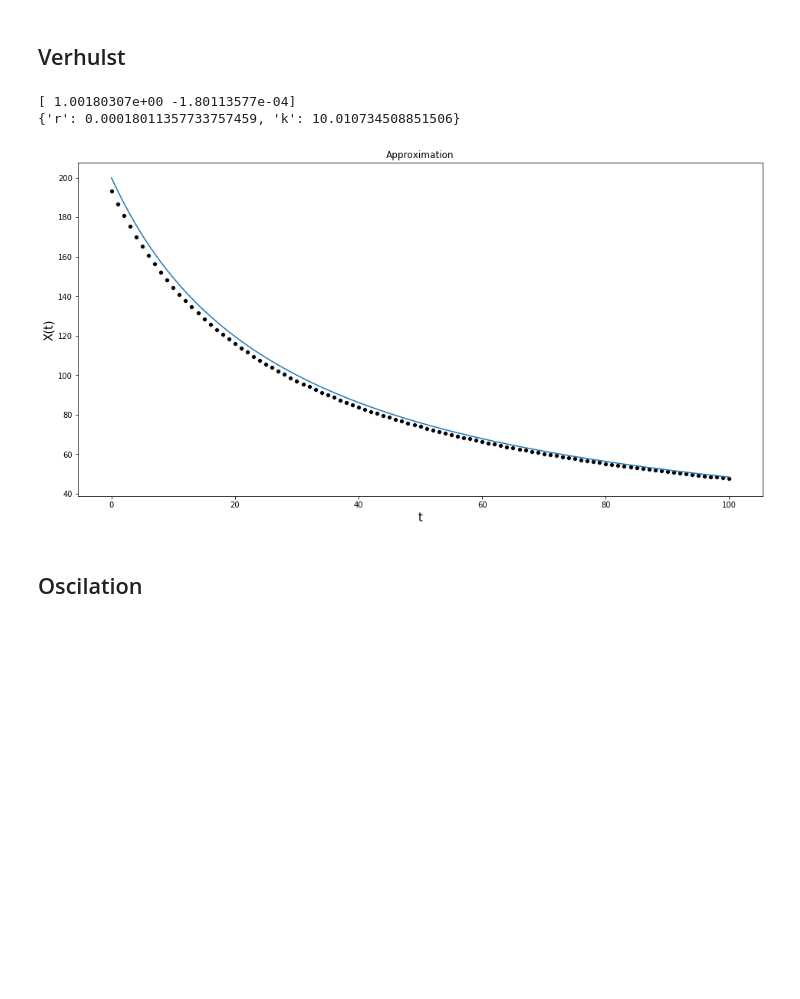
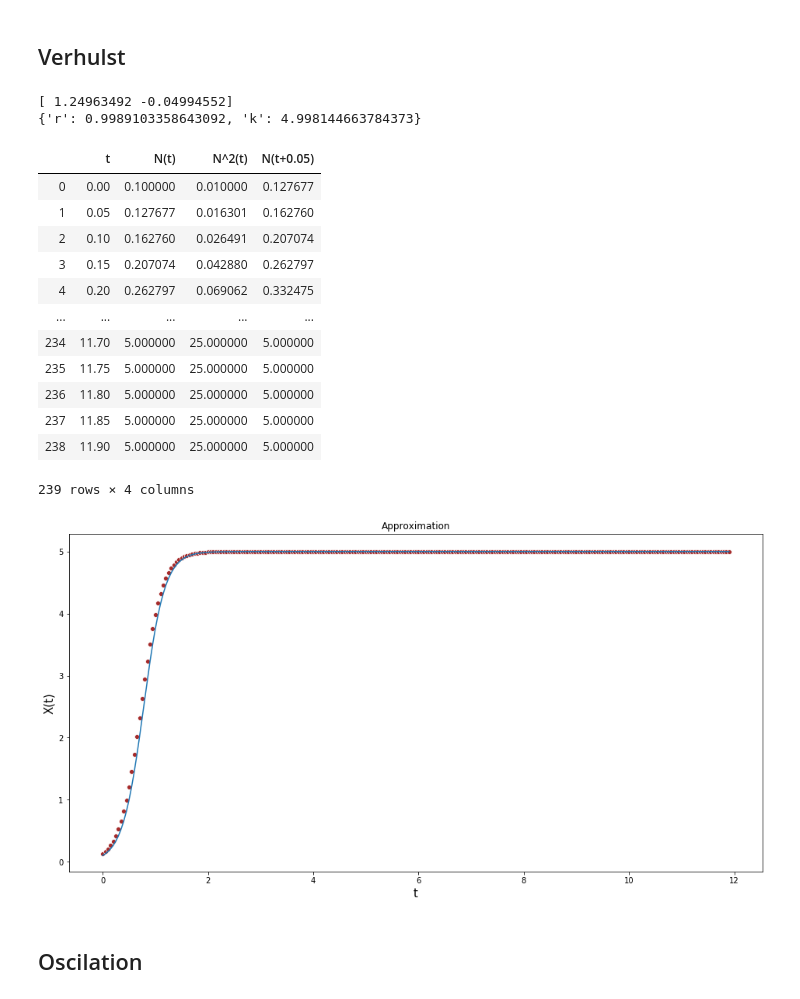
Before and after one commit to minmyk/Heavy_systems, a Jupyter notebook: Heavy_systems_lab2.ipynb, the cells around one changed output. Saved outputs shown, nothing was run; the diff lists cells and outputs as text; code cells hidden in the pictures; blank space fills up the shorter version.

Commit message:
Verhulst fixed

```diff
--- a/Heavy_systems_lab2.ipynb
+++ b/Heavy_systems_lab2.ipynb
@@ -324,21 +324,21 @@ def Verhulst(z, t, r, k):
     return dx_dt, dy_dt
 
 verhulst_params = {
-    'r': 0.000188,
-    'k': 12.
+    'r': 1.,
+    'k': 5.
 }
 
-verhulst_initial_condition=(200., 0)
+verhulst_initial_condition=(.1, 0)
 
 class Verhulst_Approximator:
     def __init__(self,
                  verhulst_params,
                  verhulst_initial_condition,
-                 noise=8,
-                 step=1,
-                 step_diff=50,
+                 noise=9,
+                 step= 0.05,
+                 step_diff=10,
                  t_begin=0,
-                 t_end=100
+                 t_end=10
                 ):
         self.verhulst_params = verhulst_params
         self.verhulst_initial_condition = verhulst_initial_condition
@@ -362,17 +362,16 @@ class Verhulst_Approximator:
         return pd.DataFrame(data=data)
 
     def run(self):
-        solver = Approximator(self.data.to_numpy())
-        #tetas = solver.get_tetas(4)
-        tetas = np.linalg.lstsq(self.data.to_numpy()[:,1:-1], self.data.to_numpy()[:,-1], rcond=1)[0]
-        #tetas = RMNK(self.data.to_numpy()[:,1:-1], self.data.to_numpy()[:,-1], printt=True)[0][:,0]
+        solver = Approximator(self.data.to_numpy()[:, 1:])
+        tetas = solver.get_tetas(2)
         print(tetas)
-        #variance = solver.get_variance()
+        #er.get_variance()
         #mallows = solver.get_Mallows()
         #akaike = solver.get_Akaike()
         #print(variance, mallows, akaike)
+
         def findparams(theta1, theta2):
-            r = - theta2
+            r = - theta2 / self.step
             k = (1 - theta1) / theta2
             return {'r': r, 'k': k }
 
@@ -382,7 +381,7 @@ class Verhulst_Approximator:
         model.build(pred_params, self.verhulst_initial_condition, self.data['t'])
         model.plot(plot_y=False)
         #plt.figure(1)
-        sns.scatterplot(self.data['t'], self.data['N(t+{})'.format(self.step)], color='black')
+        sns.scatterplot(self.data['t'], self.data['N(t+{})'.format(self.step)], color='brown')
         plt.title('Approximation')
         plt.xlabel('t', fontsize=15)
         plt.ylabel('X(t)', fontsize=15)
@@ -390,10 +389,24 @@ class Verhulst_Approximator:
 # %%
 ver = Verhulst_Approximator(verhulst_params, verhulst_initial_condition)
 ver.run()
+ver.data
 # %% [output]
-[ 1.00180307e+00 -1.80113577e-04]
-{'r': 0.00018011357733757459, 'k': 10.010734508851506}
+[ 1.24963492 -0.04994552]
+{'r': 0.9989103358643092, 'k': 4.998144663784373}
+|  | t | N(t) | N^2(t) | N(t+0.05) |
+| 0 | 0.00 | 0.100000 | 0.010000 | 0.127677 |
+| 1 | 0.05 | 0.127677 | 0.016301 | 0.162760 |
+| 2 | 0.10 | 0.162760 | 0.026491 | 0.207074 |
+| 3 | 0.15 | 0.207074 | 0.042880 | 0.262797 |
+| 4 | 0.20 | 0.262797 | 0.069062 | 0.332475 |
+| ... | ... | ... | ... | ... |
+| 234 | 11.70 | 5.000000 | 25.000000 | 5.000000 |
+| 235 | 11.75 | 5.000000 | 25.000000 | 5.000000 |
+| 236 | 11.80 | 5.000000 | 25.000000 | 5.000000 |
+| 237 | 11.85 | 5.000000 | 25.000000 | 5.000000 |
+| 238 | 11.90 | 5.000000 | 25.000000 | 5.000000 |
+239 rows × 4 columns
-[figure, old version]
+[figure, new version]
 # %% [markdown]
 ## Oscilation
 # %%
```
Also changed, not shown: parts of 5 cells of this notebook.
